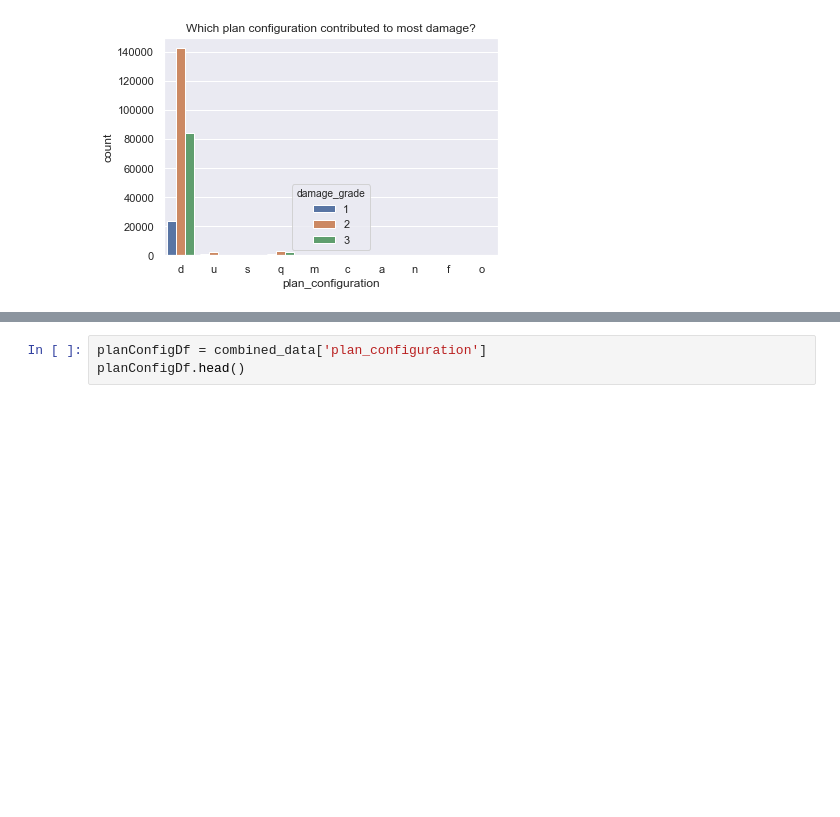
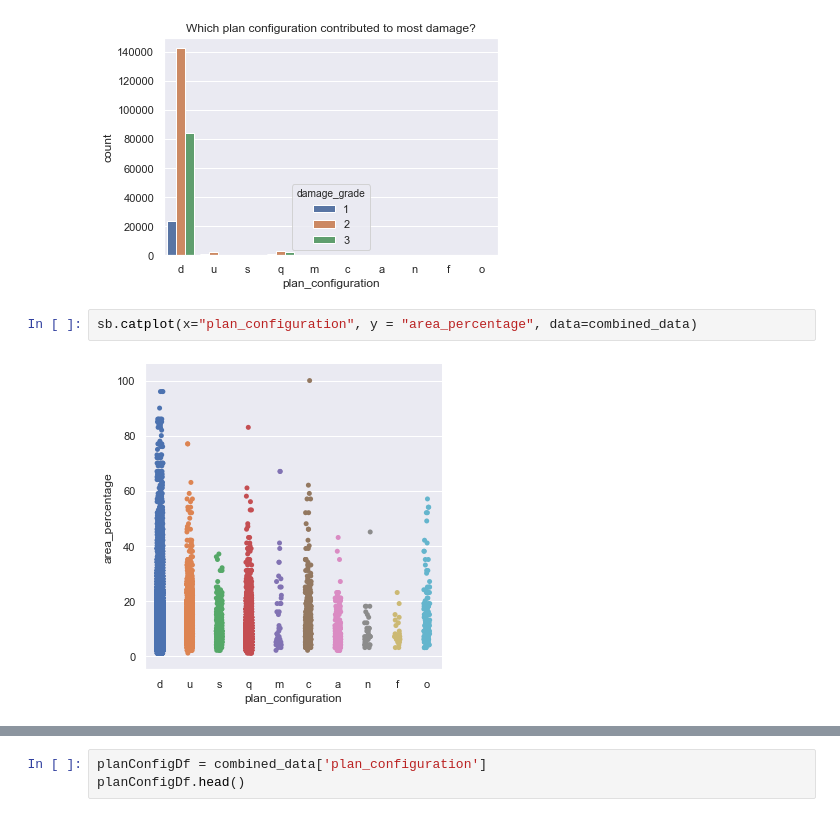
Before and after one commit to jshah39/DataSci, a Jupyter notebook: src/earthquake_shah.ipynb, the cells around one changed output, grey strips where cells are left out. Saved outputs shown, nothing was run; the diff lists cells and outputs as text; blank space fills up the shorter version.

Commit message:
Plotted for each plans

```diff
--- a/src/earthquake_shah.ipynb
+++ b/src/earthquake_shah.ipynb
@@ -121,3 +121,7 @@ ax.set_title("Which plan configuration contributed to most damage?")
 # %% [output]
 Text(0.5, 1.0, 'Which plan configuration contributed to most damage?')
 [figure]
+# %%
+sb.catplot(x="plan_configuration", y = "area_percentage", data=combined_data)
+# %% [output]
+[figure, added]
```
Also changed, not shown: parts of 14 cells of this notebook.
